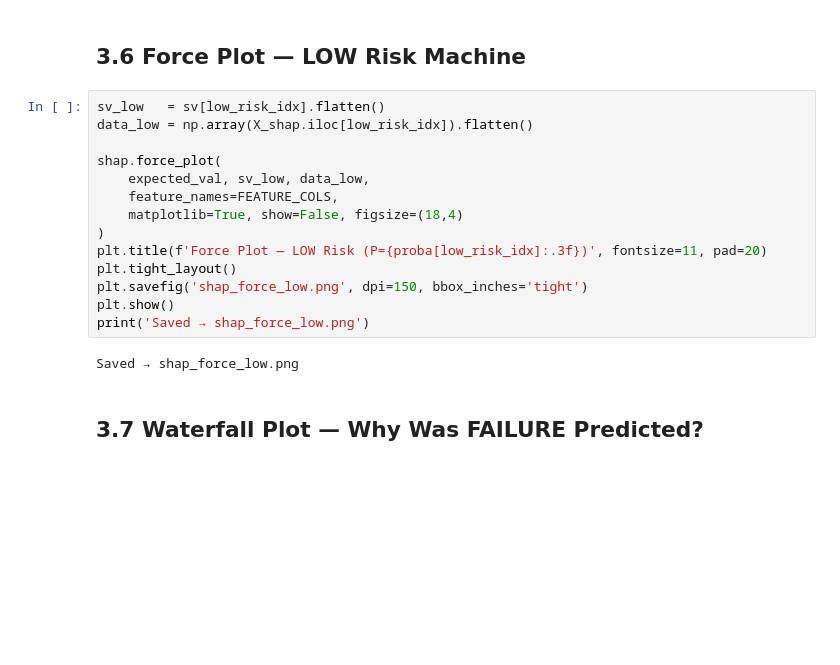
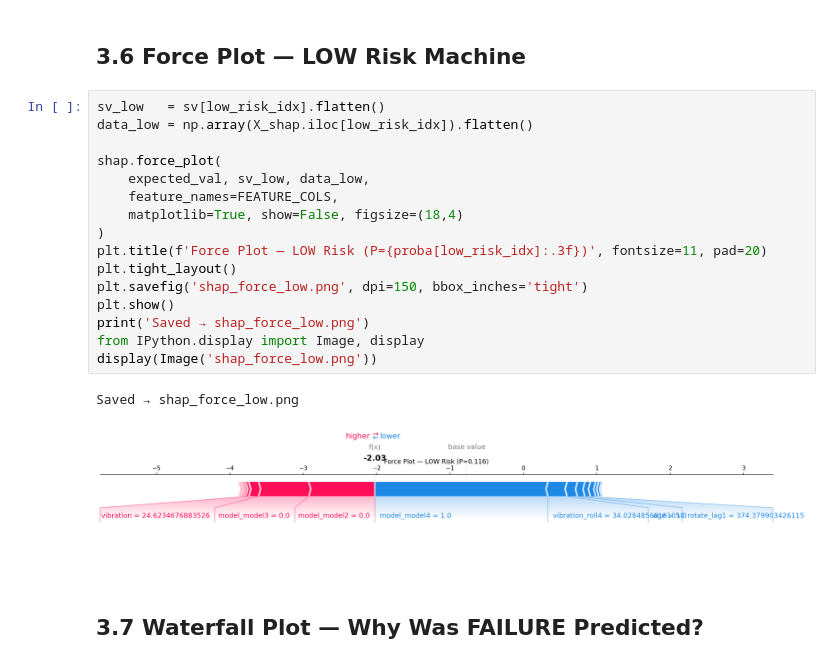
Before and after one commit to sneha-4515/IoT-Predictive-Maintenance-Engine, a Jupyter notebook: Notebooks/FactoryGuard_AI_Week1_to_4.ipynb, the cells around one changed output. Drawn from its saved outputs; the diff is of its cells as text; blank space fills up the shorter version.

```diff
--- a/Notebooks/FactoryGuard_AI_Week1_to_4.ipynb
+++ b/Notebooks/FactoryGuard_AI_Week1_to_4.ipynb
@@ -522,19 +533,22 @@ Saved → shap_force_high.png
 # %%
 sv_low   = sv[low_risk_idx].flatten()
 data_low = np.array(X_shap.iloc[low_risk_idx]).flatten()
 
 shap.force_plot(
     expected_val, sv_low, data_low,
     feature_names=FEATURE_COLS,
     matplotlib=True, show=False, figsize=(18,4)
 )
 plt.title(f'Force Plot — LOW Risk (P={proba[low_risk_idx]:.3f})', fontsize=11, pad=20)
 plt.tight_layout()
 plt.savefig('shap_force_low.png', dpi=150, bbox_inches='tight')
 plt.show()
 print('Saved → shap_force_low.png')
+from IPython.display import Image, display
+display(Image('shap_force_low.png'))
 # %% [output]
 Saved → shap_force_low.png
+[figure, added]
 # %% [markdown]
 ## 3.7 Waterfall Plot — Why Was FAILURE Predicted?
 # %%
```
Also changed, not shown: parts of 12 cells of this notebook.
